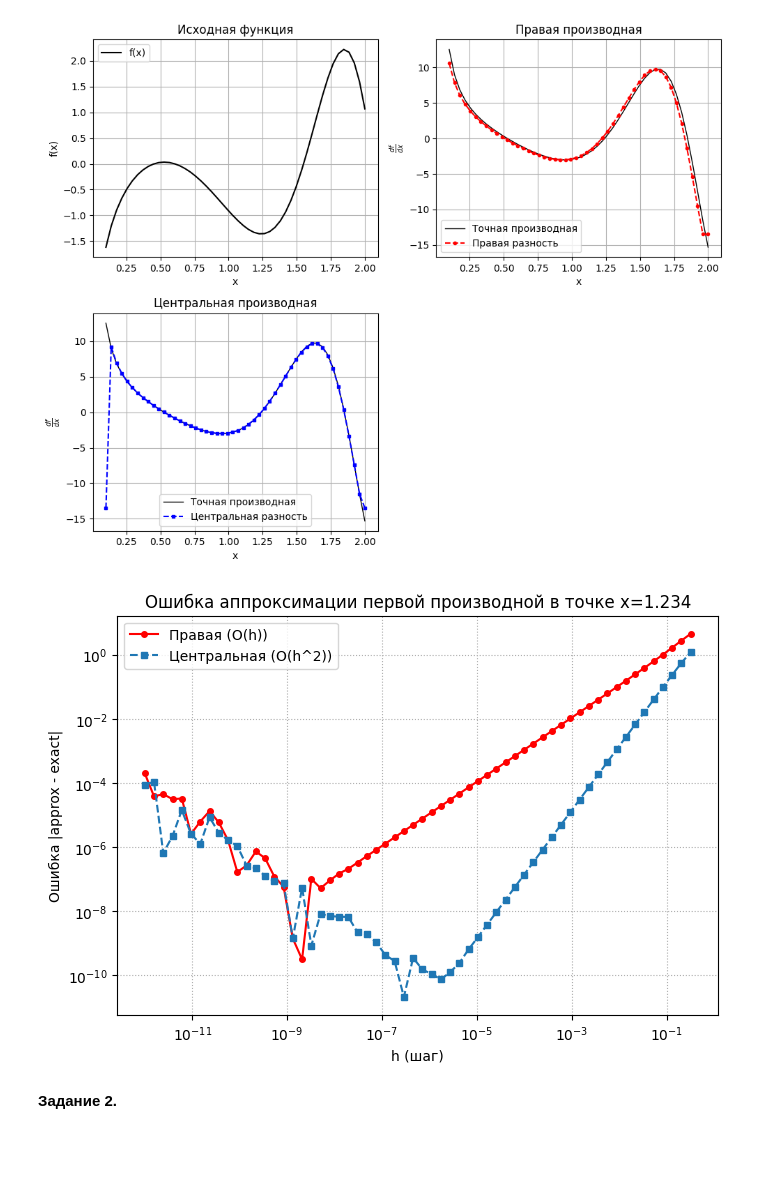
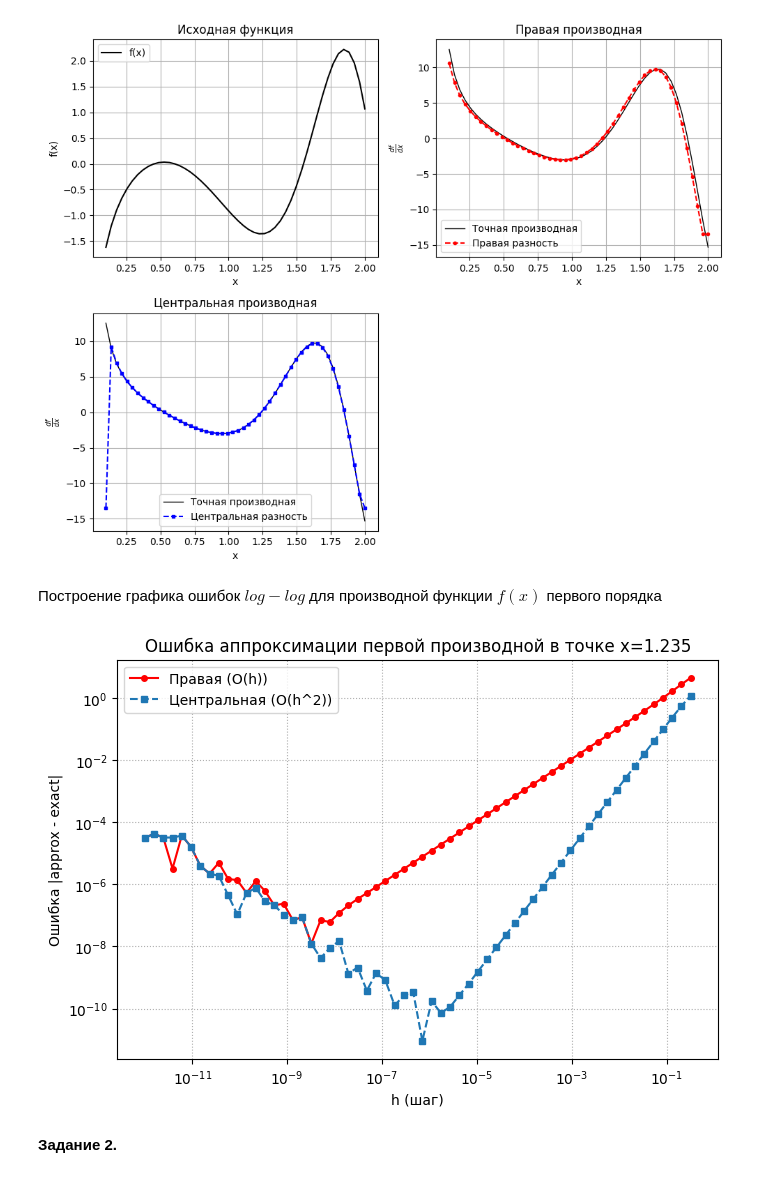
Before and after one commit to pos002/Numerical-Methods-2025, a Jupyter notebook: lab_2_nm.ipynb, the cells around one changed output. Saved outputs shown, nothing was run; the diff lists cells and outputs as text; code cells hidden in the pictures; blank space fills up the shorter version.

```diff
--- a/lab_2_nm.ipynb
+++ b/lab_2_nm.ipynb
@@ -117,21 +109,18 @@ plt.show()
 # %% [output]
 [figure]
 # %%
-# Разностные аппроксимации для одной точки
 def forward_difference(f, x, h):
     return (f(x + h) - f(x)) / h
 
 def central_difference(f, x, h):
     return (f(x + h) - f(x - h)) / (2*h)
 
-# Точка, где считаем производную
-x0 = 1.234
+x0 = 1.235
 exact = exact_derivative(x0)
 
-# Массив шагов
 h_values = np.logspace(-12, -0.5, 60)
 
-# Ошибки
+# массивы для накопления значений ошибок
 err_forward = []
 err_central = []
 
@@ -141,23 +130,23 @@ for h in h_values:
     err_forward.append(abs(df_forward - exact))
     err_central.append(abs(df_central - exact))
 
-# Переводим в numpy-массивы
 err_forward = np.array(err_forward)
 err_central = np.array(err_central)
-
-# Построение графика
-plt.figure(figsize=(7,5))
-plt.loglog(h_values, err_forward, 'ro-', markersize=4, label='Правая (O(h))')
-plt.loglog(h_values, err_central, 's--', markersize=4, label='Центральная (O(h^2))')
-plt.xlabel('h (шаг)')
-plt.ylabel('Ошибка |approx - exact|')
-plt.title('Ошибка аппроксимации первой производной в точке x=1.234')
-plt.grid(True, which='both', ls=':')
-plt.legend()
-plt.tight_layout()
-plt.show()
-# %% [output]
-[figure, removed]
+# %% [markdown]
+Построение графика ошибок $log-log$ для производной функции $f(x)$ первого порядка
+# %%
+plt.figure(figsize=(7,5))
+plt.loglog(h_values, err_forward, 'ro-', markersize=4, label='Правая (O(h))')
+plt.loglog(h_values, err_central, 's--', markersize=4, label='Центральная (O(h^2))')
+plt.xlabel('h (шаг)')
+plt.ylabel('Ошибка |approx - exact|')
+plt.title('Ошибка аппроксимации первой производной в точке x=1.235')
+plt.grid(True, which='both', ls=':')
+plt.legend()
+plt.tight_layout()
+plt.show()
+# %% [output]
+[figure, added]
 # %% [markdown]
 **Задание 2.**
 # %% [markdown]
```
Also changed, not shown: parts of 9 cells of this notebook.
